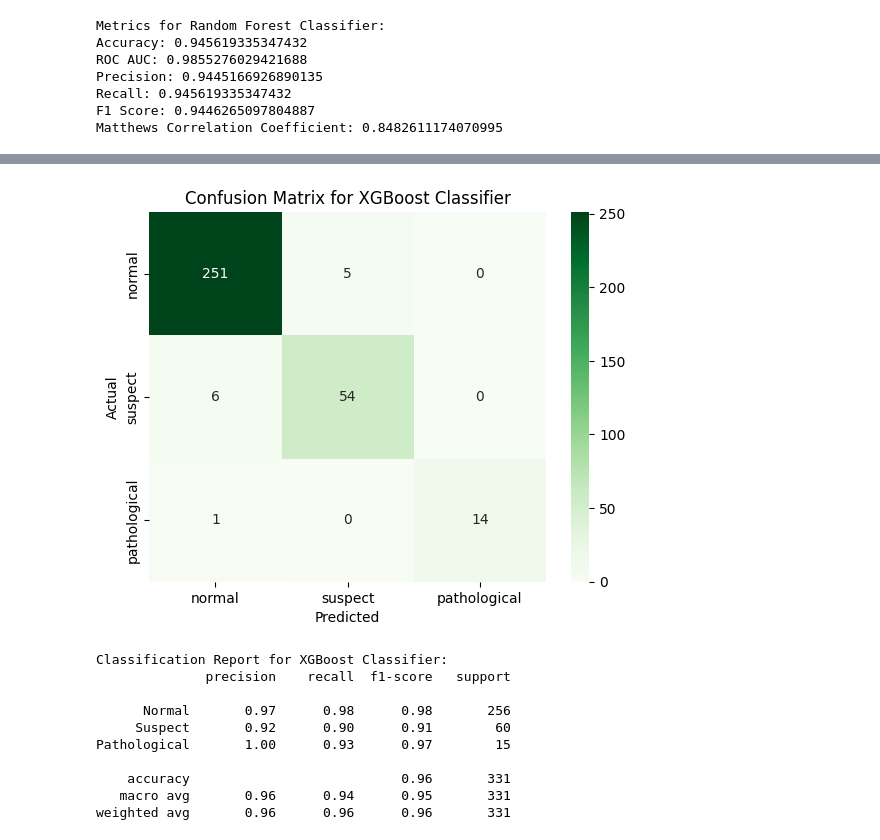
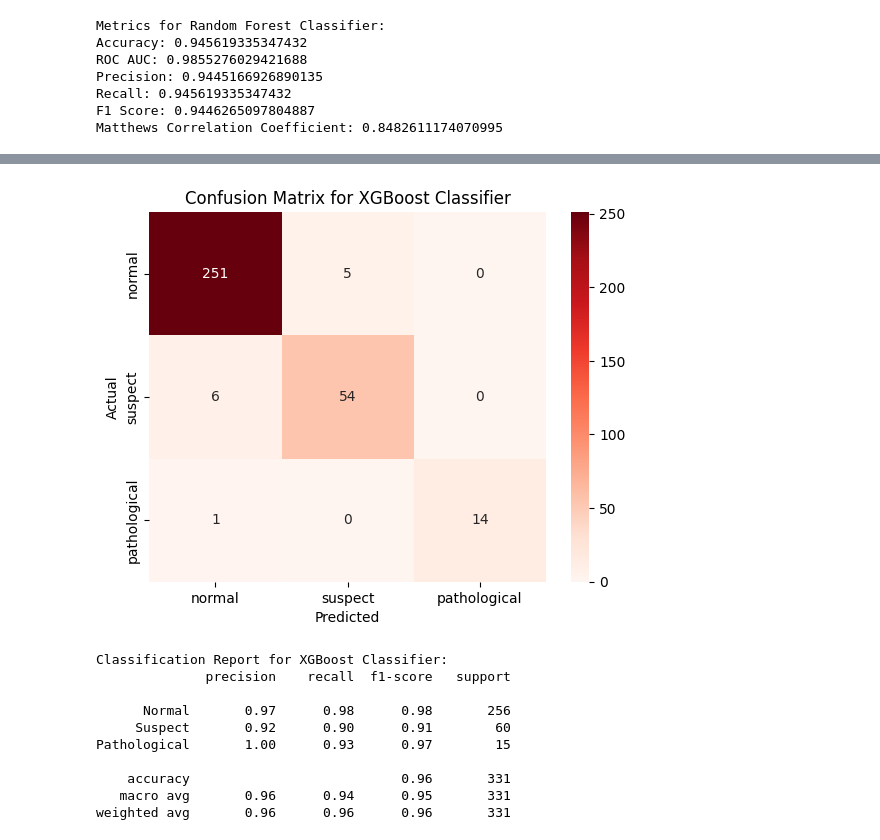
Before and after one commit to pavanblast/ML-Assignment2, a Jupyter notebook: 2025aa05003_MLAssignment2.ipynb, the cells around one changed output, grey strips where cells are left out. Saved outputs shown, nothing was run; the diff lists cells and outputs as text; code cells hidden in the pictures.

```diff
--- a/2025aa05003_MLAssignment2.ipynb
+++ b/2025aa05003_MLAssignment2.ipynb
@@ -672,20 +607,20 @@ NameError: name 'XGBClassifier' is not defined
 # %%
 cm6 = confusion_matrix(y_test, XGB_Pred+1)
 
 sns.heatmap(cm6,
             annot=True,
             fmt='d',
-            cmap='Greens',
+            cmap='Reds',
             xticklabels=['normal','suspect','pathological'],
             yticklabels=['normal','suspect','pathological'],
             )
 
 plt.xlabel('Predicted')
 plt.ylabel('Actual')
 plt.title('Confusion Matrix for XGBoost Classifier')
 plt.show()
 # %% [output]
-[figure, old version]
+[figure, new version]
 # %%
 print("Classification Report for XGBoost Classifier:")
 print(classification_report(y_test, XGB_Pred+1, target_names=["Normal","Suspect","Pathological"]))
```
Also changed, not shown: parts of 8 cells of this notebook, 9 other files.
